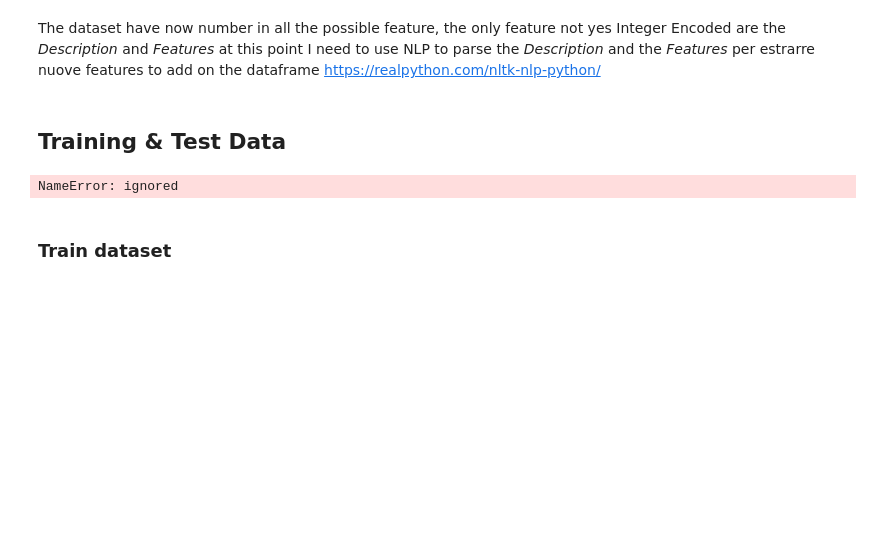
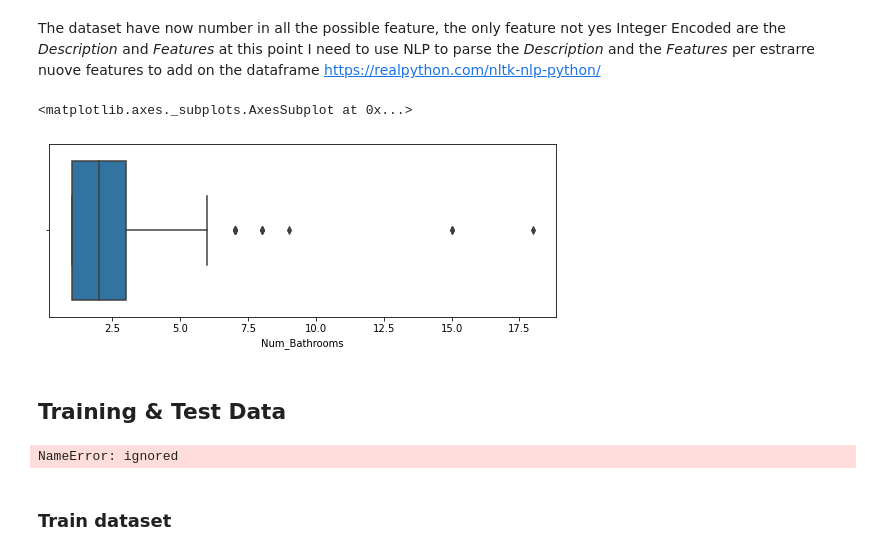
Before and after one commit to PierluigiRiti2/ET5003_SEM1_2021-2, a Jupyter notebook: ET5003_KaggleCompetition.ipynb, the cells around one changed output. Drawn from its saved outputs; the diff is of its cells as text; code cells hidden in the pictures; blank space fills up the shorter version.

```diff
--- a/ET5003_KaggleCompetition.ipynb
+++ b/ET5003_KaggleCompetition.ipynb
@@ -250,5 +289,12 @@ df_train.head(5)
 # %% [markdown]
 The dataset have now number in all the possible feature, the only feature not yes Integer Encoded are the _Description_ and _Features_ at this point I need to use NLP to parse the _Description_ and the _Features_ per estrarre nuove features to add on the dataframe https://realpython.com/nltk-nlp-python/
+# %%
+fig = plt.figure(figsize=(20,7))
+fig.add_subplot(2,2,1)
+sns.boxplot(x=df_train["Num_Bathrooms"])
+# %% [output]
+<matplotlib.axes._subplots.AxesSubplot at 0x...>
+[figure, added]
 # %% [markdown]
 ## Training & Test Data
 # %%
```
Also changed, not shown: parts of 4 cells of this notebook.
